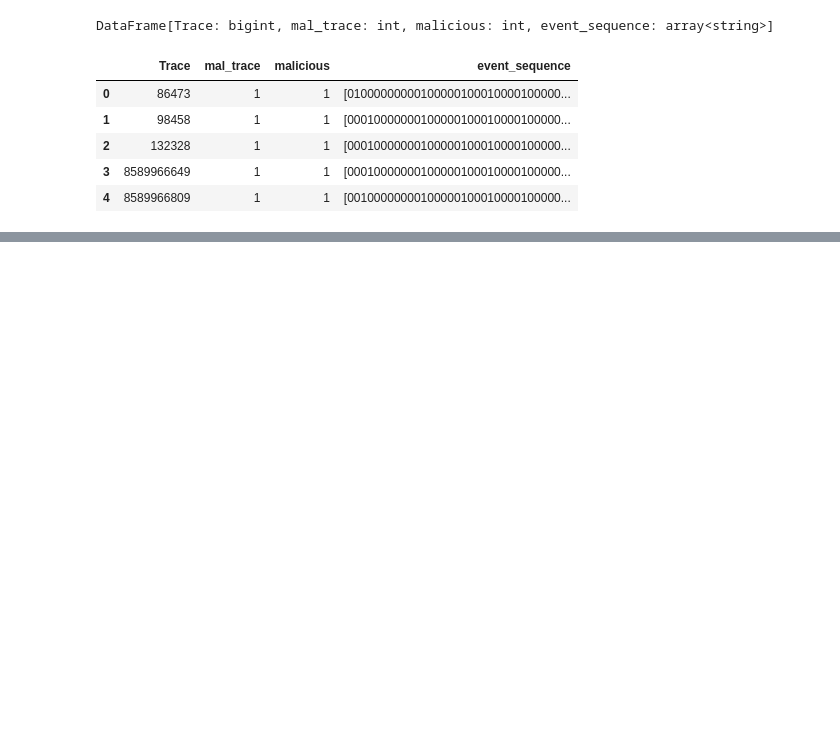
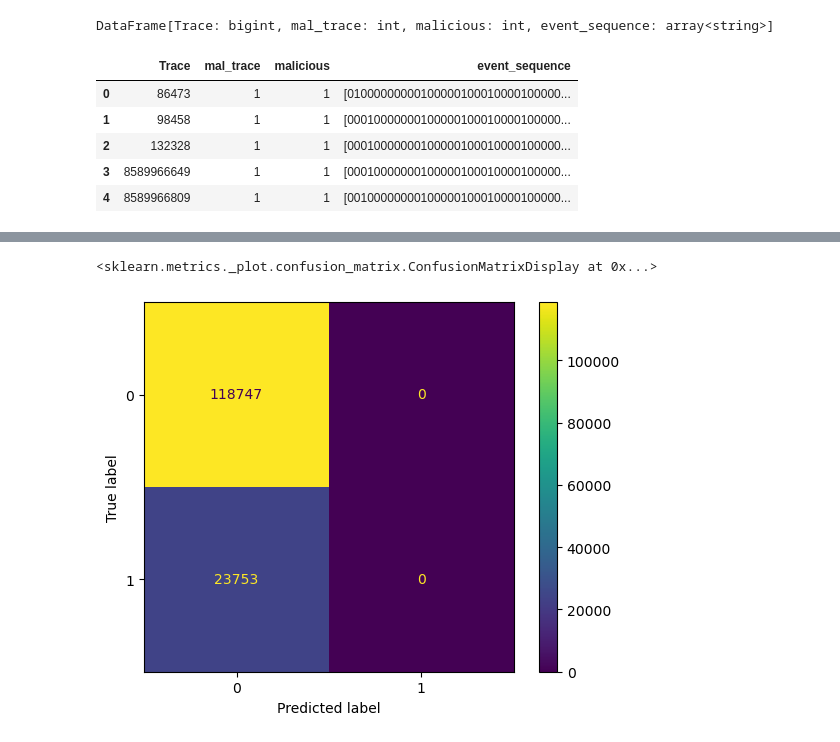
Before and after one commit to MBrend15/Public_Project_Repo, a Jupyter notebook: lstm_nlp.ipynb, the cells around one changed output, grey strips where cells are left out. Cells and saved outputs as stored; diff of their text form; code cells hidden in the pictures; blank space fills up the shorter version.

```diff
--- a/lstm_nlp.ipynb
+++ b/lstm_nlp.ipynb
@@ -304,0 +320,17 @@ plot_graphs(history, metrics)
+# %%
+class estimator:
+  _estimator_type = ''
+  classes_=[]
+  def __init__(self, model, classes):
+    self.model = model
+    self._estimator_type = 'classifier'
+    self.classes_ = classes
+  def predict(self, X):
+    y_prob= self.model.predict(X)
+    y_pred = y_prob.argmax(axis=1)
+    return y_pred
+
+classifier = estimator(model, ['benign','malicious'])
+# %%
+plot_confusion_matrix(estimator=classifier, X=validation_ds, y_true=validation_labels_ds)
+# %% [output]
@@ -305,3 +338,5 @@ plot_graphs(history, metrics)
+<sklearn.metrics._plot.confusion_matrix.ConfusionMatrixDisplay at 0x...>
+[figure, added]
 # %%
 # Create a basic model instance
 model = create_lstm()
```
Also changed, not shown: parts of 25 cells of this notebook, 2 other files.
